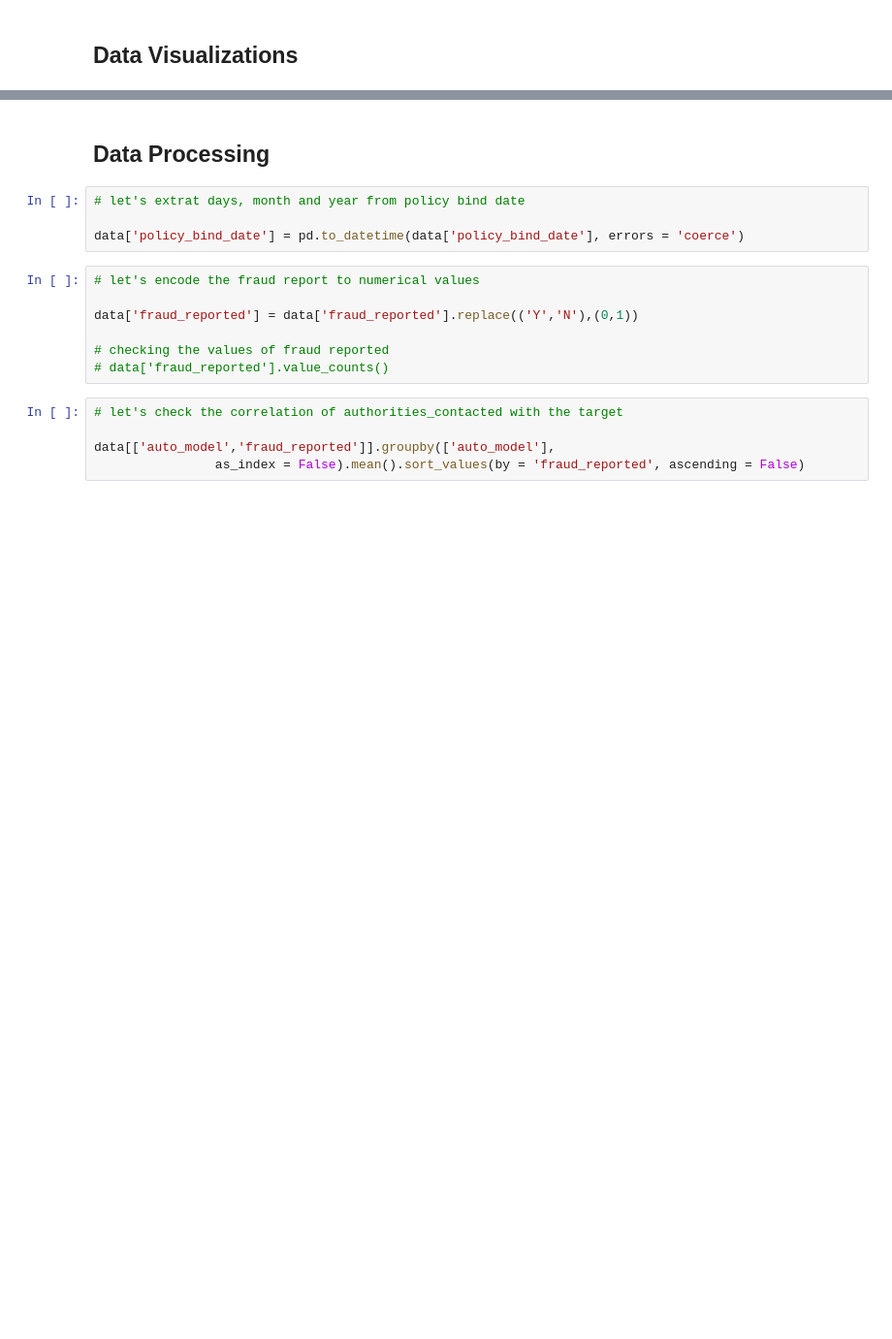
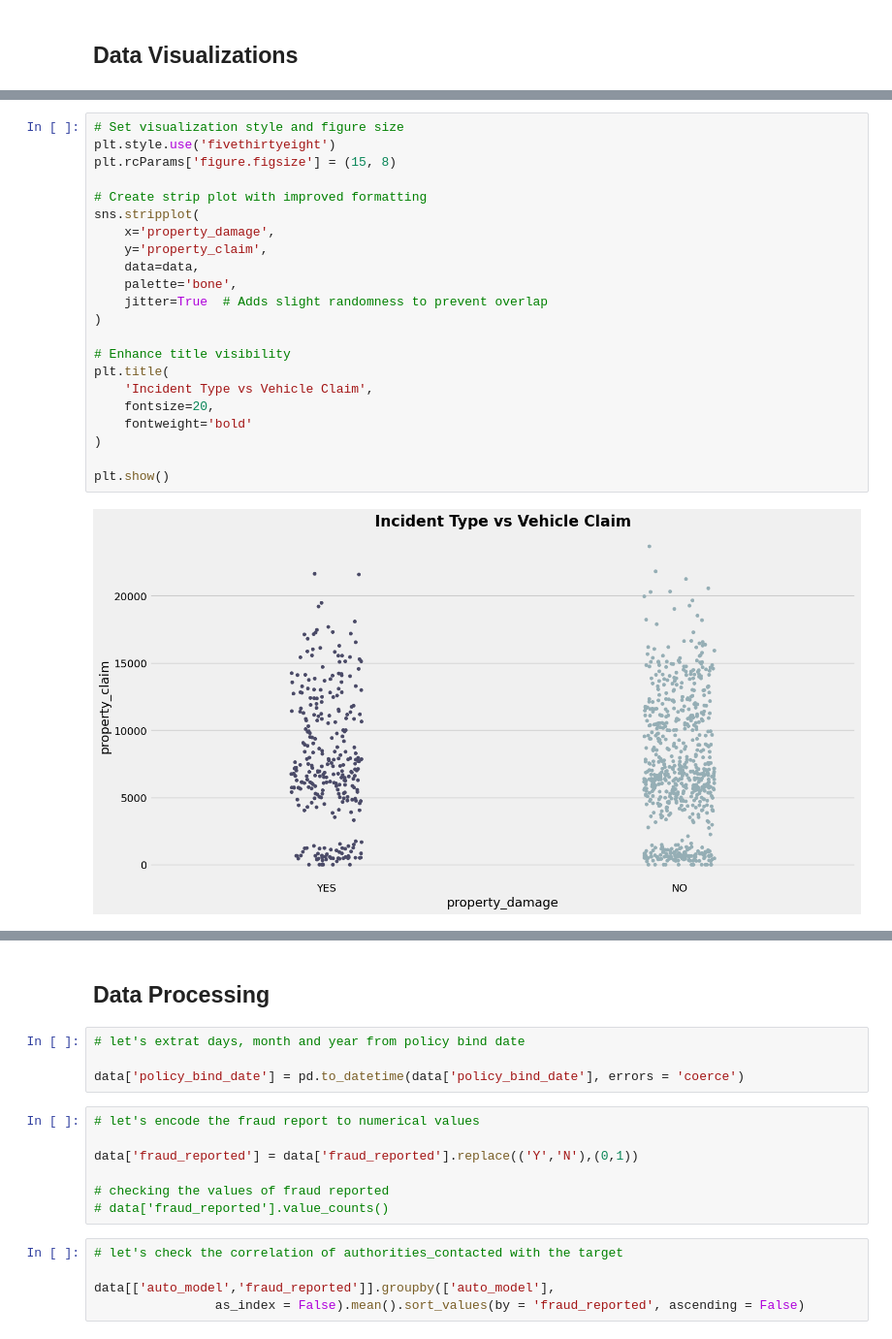
Before and after one commit to GaurabSilwal/Fraudulent-Claim-Detection, a Jupyter notebook: fraud-detection-in-insurance-claims.ipynb, the cells around one changed output, grey strips where cells are left out. Shown at 97% size. Drawn from its saved outputs; the diff is of its cells as text; blank space fills up the shorter version.

```diff
--- a/fraud-detection-in-insurance-claims.ipynb
+++ b/fraud-detection-in-insurance-claims.ipynb
@@ -547,0 +216,24 @@ py.iplot(fig)
+# %%
+# Set visualization style and figure size
+plt.style.use('fivethirtyeight')
+plt.rcParams['figure.figsize'] = (15, 8)
+
+# Create strip plot with improved formatting
+sns.stripplot(
+    x='property_damage',
+    y='property_claim',
+    data=data,
+    palette='bone',
+    jitter=True  # Adds slight randomness to prevent overlap
+)
+
+# Enhance title visibility
+plt.title(
+    'Incident Type vs Vehicle Claim',
+    fontsize=20,
+    fontweight='bold'
+)
+
+plt.show()
+# %% [output]
+[figure, added]
```
Also changed, not shown: parts of 55 cells of this notebook.
